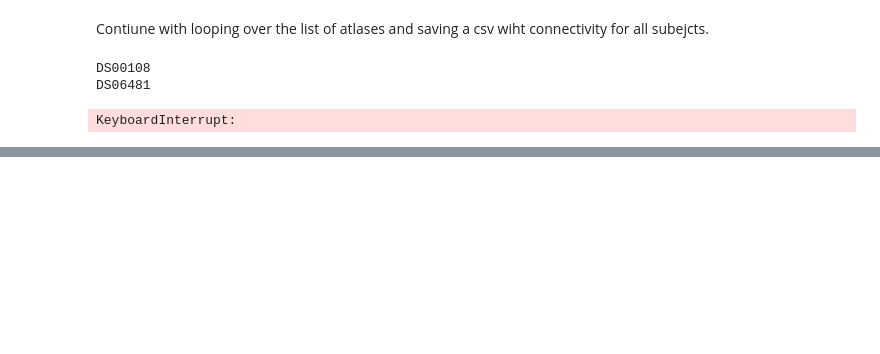
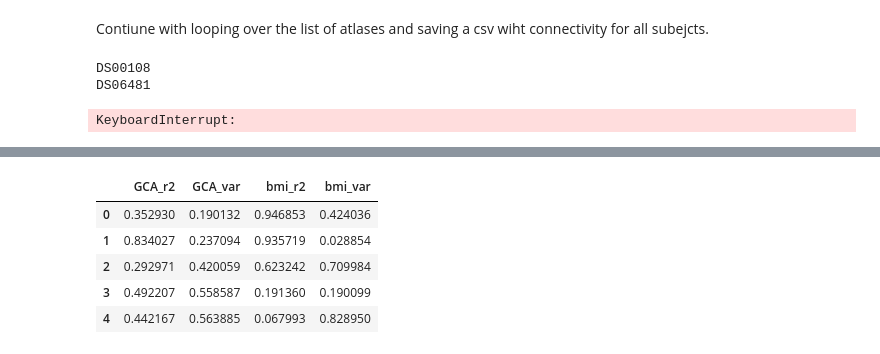
Before and after one commit to samuelheczko/Ridge-Regression-Predictions, a Jupyter notebook: main_notebook.ipynb, the cells around one changed output, grey strips where cells are left out. Saved outputs shown, nothing was run; the diff lists cells and outputs as text; code cells hidden in the pictures; blank space fills up the shorter version.

Commit message:
added regression

```diff
--- a/main_notebook.ipynb
+++ b/main_notebook.ipynb
@@ -296,0 +191,18 @@ regressors.head()
+# %%
+##save data:
+result_df = pd.DataFrame() ## empty dataframe, filled with colums where each row is one permutation
+preds_df = pd.DataFrame()
+for cog_i, cog_names in enumerate(cognition):
+        result_df[f'{cog_names}' + '_r2'] = r2[:,cog_i]
+        result_df[f'{cog_names}' + '_var'] = var[:,cog_i]
+        result_df[f'{cog_names}' + '_opt_alphas'] = opt_alphas[:,cog_i]
+        for perm_n in range(preds.shape[0]):
+            preds_df[f'{cog_names}_perm_{perm_n + 1}_preds'] = preds[perm_n,cog_i,:]
+            preds_df[f'{cog_names}_perm_{perm_n + 1}_real'] = cogtest[perm_n,cog_i,:]
+result_df.to_csv(path + f'results/ridge_regression/ridge_results_atlas-{current_atlas}.csv')
+preds_df.to_csv(path + f'results/ridge_regression/ridge_preds_atlas-{current_atlas}.csv')
+# %%
+result_df = pd.DataFrame()
+for cog_i, cog_names in enumerate(cognition):
+        result_df[f'{cog_names}' + '_r2'] = r2[:,cog_i]
+        result_df[f'{cog_names}' + '_var'] = var[:,cog_i]
@@ -296,0 +226,9 @@ regressors.head()
+# %%
+result_df
+# %% [output]
+|  | GCA_r2 | GCA_var | bmi_r2 | bmi_var |
+| 0 | 0.352930 | 0.190132 | 0.946853 | 0.424036 |
+| 1 | 0.834027 | 0.237094 | 0.935719 | 0.028854 |
+| 2 | 0.292971 | 0.420059 | 0.623242 | 0.709984 |
+| 3 | 0.492207 | 0.558587 | 0.191360 | 0.190099 |
+| 4 | 0.442167 | 0.563885 | 0.067993 | 0.828950 |
```
Also changed, not shown: parts of 9 cells of this notebook, 3 other files.
